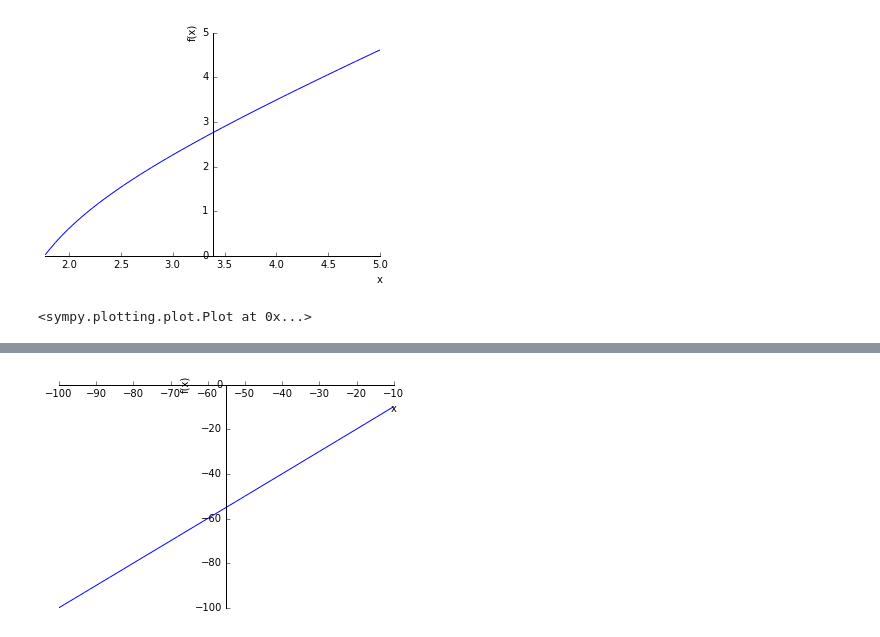
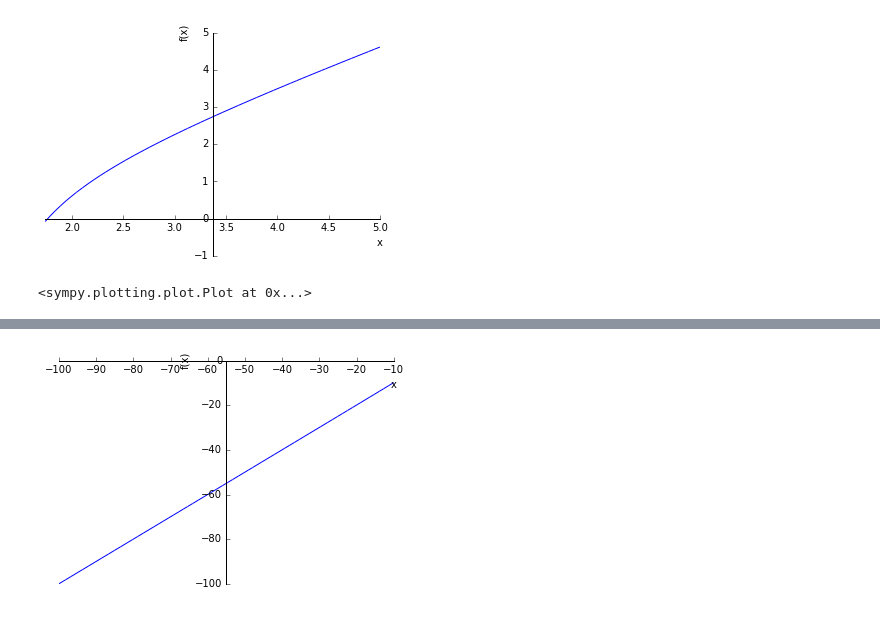
Before and after one commit to skaslev/zeta, a Jupyter notebook: digamma.ipynb, the cells around one changed output, grey strips where cells are left out. Cells and saved outputs as stored; diff of their text form; code cells hidden in the pictures.

```diff
--- a/digamma.ipynb
+++ b/digamma.ipynb
@@ -10,9 +10,9 @@ x = symbols('x')
 F = Function('F')
 f = digamma(-1/x) + EulerGamma.evalf() # - digamma(1).evalf()
 # %%
-plot(f, (x, 1.77, 5))
+plot(f, (x, 1.7377, 5))
 # %% [output]
-[figure, old version]
+[figure, new version]
 <sympy.plotting.plot.Plot at 0x...>
 # %%
 plot(f, (x, -10, -1e-5))
```
Also changed, not shown: parts of 9 cells of this notebook.
